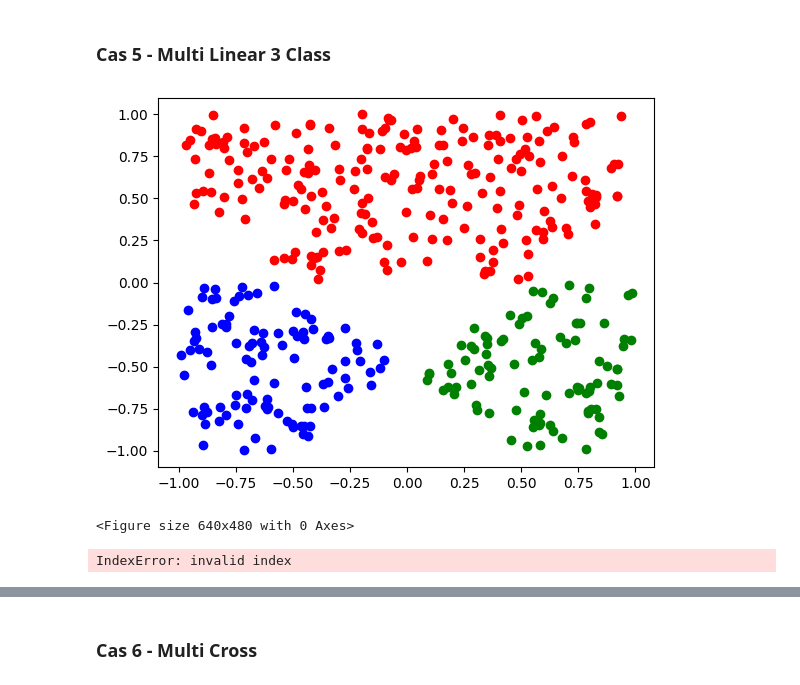
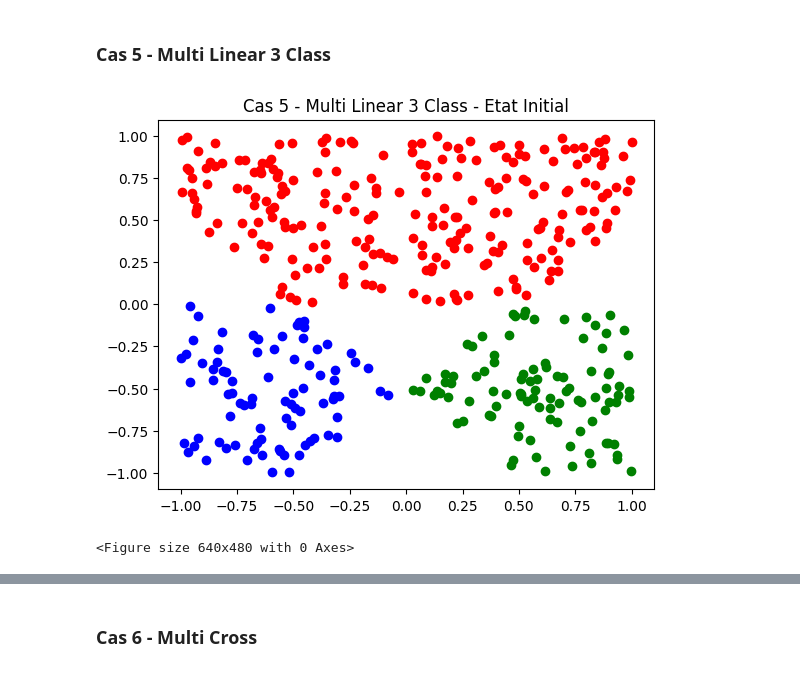
Before and after one commit to SamuelELbaz/Projet_Annuel_3IABD1_Lib_ML, a Jupyter notebook: CasTests.ipynb, the cells around one changed output, grey strips where cells are left out. Drawn from its saved outputs; the diff is of its cells as text; code cells hidden in the pictures.

```diff
--- a/CasTests.ipynb
+++ b/CasTests.ipynb
@@ -412,23 +412,24 @@ lib.free_pmc(model)
 # %%
 X = np.random.random((500, 2)) * 2.0 - 1.0
 Y = np.array([[1, -1, -1] if -p[0] - p[1] - 0.5 > 0 and p[1] < 0 and p[0] - p[1] - 0.5 < 0 else
               [-1, 1, -1] if -p[0] - p[1] - 0.5 < 0 and p[1] > 0 and p[0] - p[1] - 0.5 < 0 else
               [-1, -1, 1] if -p[0] - p[1] - 0.5 < 0 and p[1] < 0 and p[0] - p[1] - 0.5 > 0 else
               [-1, -1, -1]for p in X])
 
 X = X[[not np.all(arr == [-1, -1, -1]) for arr in Y]]
 Y = Y[[not np.all(arr == [-1, -1, -1]) for arr in Y]]
 
+plt.title("Cas 5 - Multi Linear 3 Class - Etat Initial")
 plt.scatter(np.array(list(map(lambda elt : elt[1], filter(lambda c: Y[c[0]][0] == 1, enumerate(X)))))[:,0], np.array(list(map(lambda elt : elt[1], filter(lambda c: Y[c[0]][0] == 1, enumerate(X)))))[:,1], color='blue')
 plt.scatter(np.array(list(map(lambda elt : elt[1], filter(lambda c: Y[c[0]][1] == 1, enumerate(X)))))[:,0], np.array(list(map(lambda elt : elt[1], filter(lambda c: Y[c[0]][1] == 1, enumerate(X)))))[:,1], color='red')
 plt.scatter(np.array(list(map(lambda elt : elt[1], filter(lambda c: Y[c[0]][2] == 1, enumerate(X)))))[:,0], np.array(list(map(lambda elt : elt[1], filter(lambda c: Y[c[0]][2] == 1, enumerate(X)))))[:,1], color='green')
 plt.show()
 plt.clf()
 # %% [output]
-[figure, old version]
+[figure, new version]
 <Figure size 640x480 with 0 Axes>
 # %%
-layers = (c_int * 2)(2, 1)
+layers = (c_int * 2)(2, 3)
 
 nb_layers     = 2
 learning_rate = 0.5
@@ -437,24 +438,25 @@ model = lib.init_pmc(layers, nb_layers, learning_rate)
 
 nb_sample = X.shape[0]
 nb_data_per_sample = X.shape[1]
+nb_output = Y.shape[1]
 
 input = (c_double * (nb_sample * nb_data_per_sample))(
     *X.flatten()
 )
 
-y_true = (c_double * nb_sample)(
+y_true = (c_double * (nb_sample * nb_output))(
     *Y.flatten()
 )
 
-pochs = 100
+epochs = 100
 losses = []
 
 for epoch in range(epochs):
-    loss = lib.train(model, input, y_true, nb_sample, nb_data_per_sample, 1)
+    loss = lib.train(model, input, y_true, nb_sample, nb_data_per_sample, nb_output)
     losses.append(loss)
 
-pred_ptr = lib.predict(model, input, nb_sample, nb_data_per_sample, 1)
-preds = np.array([pred_ptr[i] for i in range(nb_sample)])
-pred_labels = np.where(preds >= 0, 1, -1)
+pred_ptr = lib.predict(model, input, nb_sample, nb_data_per_sample, nb_output)
+preds = np.array([pred_ptr[i] for i in range(nb_sample * nb_output)]).reshape(nb_sample, nb_output)
+
+pred_class = np.argmax(preds, axis=1)
+true_class = np.argmax(Y, axis=1)
-# %% [output]
-IndexError: invalid index
```
Also changed, not shown: parts of 17 cells of this notebook, 1 other file.
